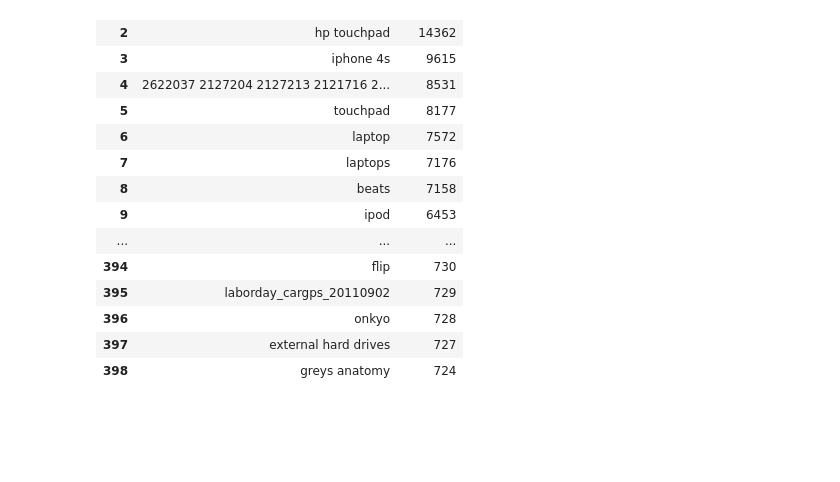
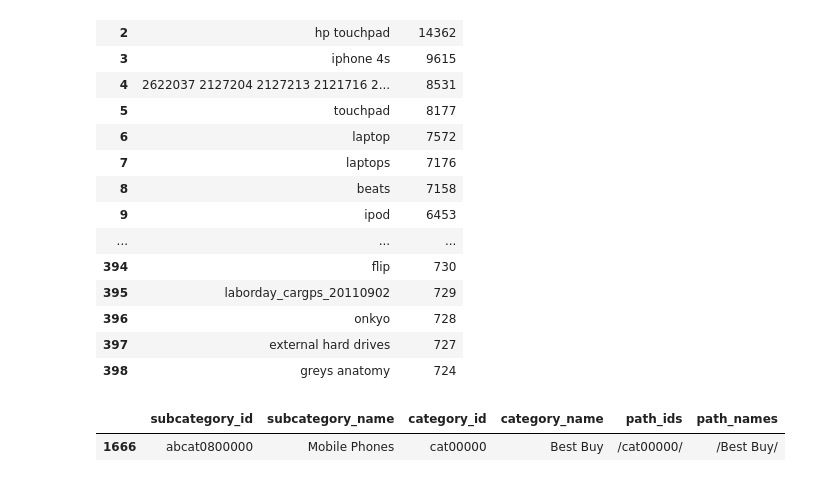
Before and after one commit to anagri/search_with_machine_learning_course, a Jupyter notebook: notebooks/week1-eda-query.ipynb, the cells around one changed output. Drawn from its saved outputs; the diff is of its cells as text; code cells hidden in the pictures; blank space fills up the shorter version.

```diff
--- a/notebooks/week1-eda-query.ipynb
+++ b/notebooks/week1-eda-query.ipynb
@@ -668,3 +668,8 @@ with pd.option_context('display.max_rows', len(qwg_most_frequent), 'display.max_
 | 396 | onkyo | 728 |
 | 397 | external hard drives | 727 |
 | 398 | greys anatomy | 724 |
+# %%
+sdf[sdf['subcategory_id'] == 'abcat0800000']
+# %% [output]
+|  | subcategory_id | subcategory_name | category_id | category_name | path_ids | path_names |
+| 1666 | abcat0800000 | Mobile Phones | cat00000 | Best Buy | /cat00000/ | /Best Buy/ |
```
Also changed, not shown: 5 other files.
